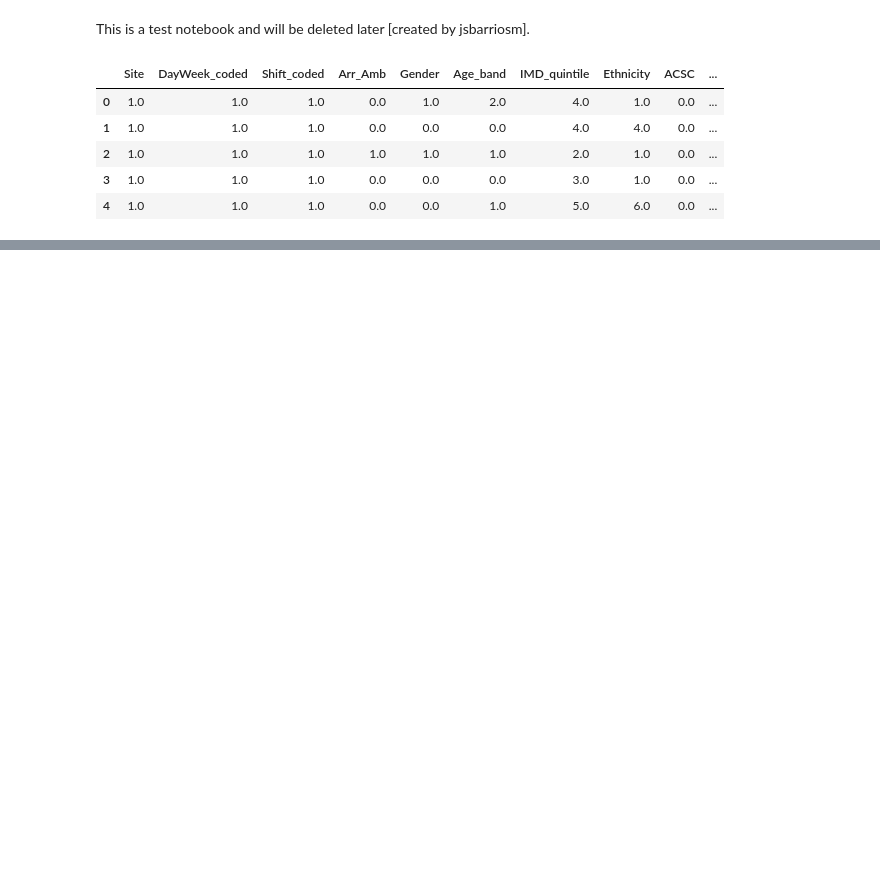
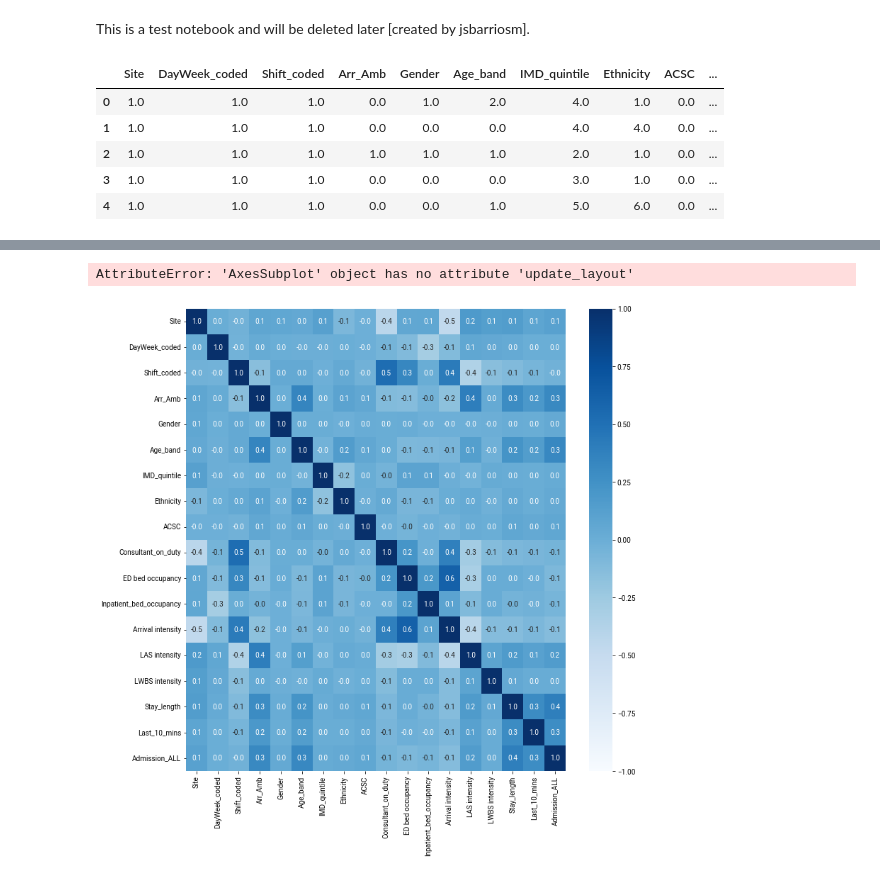
Before and after one commit to Teett/ds4a-team-62, a Jupyter notebook: notebooks/plots.ipynb, the cells around one changed output, grey strips where cells are left out. Drawn from its saved outputs; the diff is of its cells as text; code cells hidden in the pictures; blank space fills up the shorter version.

```diff
--- a/notebooks/plots.ipynb
+++ b/notebooks/plots.ipynb
@@ -114,0 +225,9 @@ acsc_plot(df)
+# %%
+plt.figure(figsize=(12, 10))
+fig = sns.heatmap(df.corr(), vmin = -1, vmax = 1, annot = True, cmap='Blues', fmt='.1f')
+
+fig.update_layout(font_family='Roboto',
+                    )
+# %% [output]
+AttributeError: 'AxesSubplot' object has no attribute 'update_layout'
+[figure, added]
```
Also changed, not shown: parts of 5 cells of this notebook.
